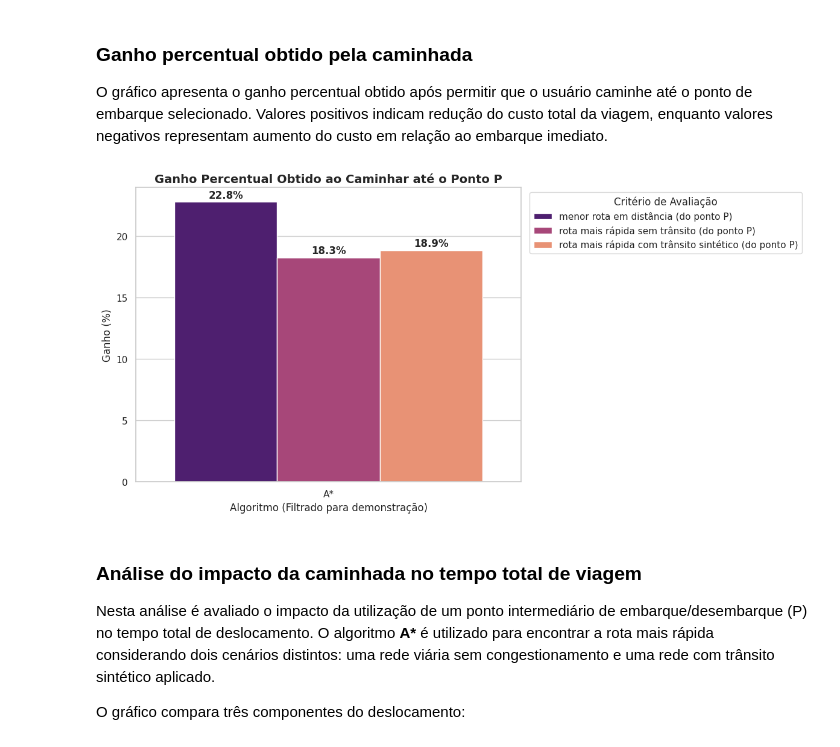
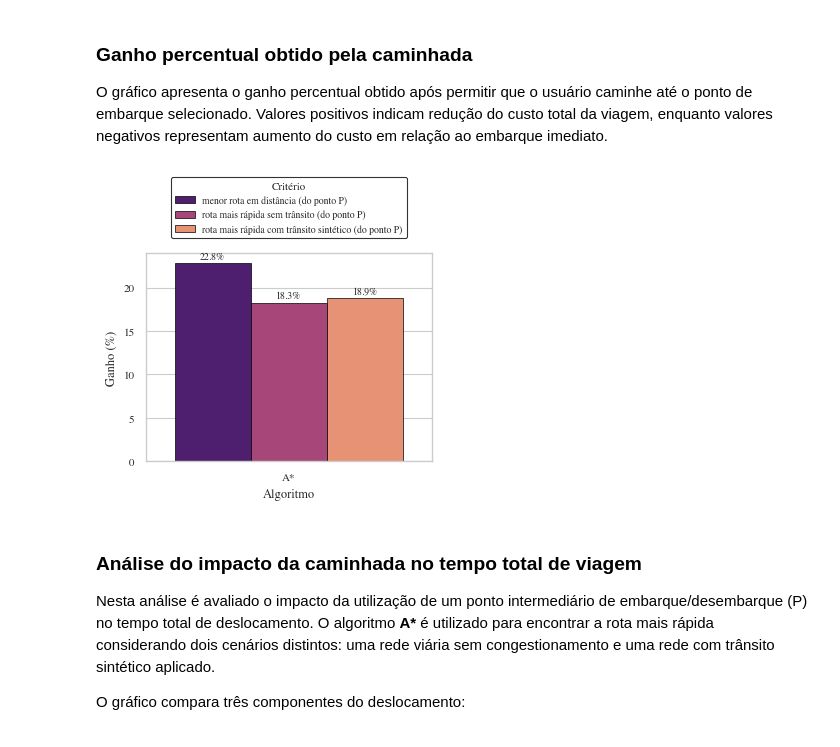
Before and after one commit to edivelton/datastructure, a Jupyter notebook: projects/ridesmart-aed2/RideSmart_AED2.ipynb, the cells around one changed output. Cells and saved outputs as stored; diff of their text form; code cells hidden in the pictures.

```diff
--- a/projects/ridesmart-aed2/RideSmart_AED2.ipynb
+++ b/projects/ridesmart-aed2/RideSmart_AED2.ipynb
@@ -1938,55 +1979,70 @@ import matplotlib.pyplot as plt
 import seaborn as sns
 
 # 1. Filtramos o DataFrame para manter apenas UM algoritmo (ex: A*)
-# Assumindo que o seu dataframe se chama df_resultados_consolidados
 df_filtrado = df_resultados_consolidados[df_resultados_consolidados['algoritmo'] == 'A*'].copy()
 
-# Configurando um estilo limpo e profissional
-sns.set_theme(style="whitegrid")
+# Configurando o estilo e o contexto para artigo
+sns.set_theme(style="whitegrid", context="paper")
 
-# Ajuste da largura da figura (12x6 costuma ser suficiente para uma única categoria no eixo X)
-plt.figure(figsize=(12, 6))
+# Configurações de fonte padrão IEEE (Times New Roman, tamanho 8-10)
+plt.rcParams.update({
+    "font.family": "serif",
+    "font.serif": ["Times", "Times New Roman", "DejaVu Serif"],
+    "font.size": 8,
+    "axes.labelsize": 9,
+    "xtick.labelsize": 8,
+    "ytick.labelsize": 8,
+    "legend.fontsize": 7,
+    "legend.title_fontsize": 8
+})
 
-# Gerando o gráfico com o layout que prefere
+# Largura exata de uma coluna IEEE (3.5 polegadas)
+plt.figure(figsize=(3.5, 3.5))
+
 ax = sns.barplot(
     data=df_filtrado,
     x='algoritmo',
     y='ganho_percentual',
     hue='criterio',
-    palette='magma' # Mantive a paleta que sugeriu no seu código
+    palette='magma',
+    edgecolor='black', # Borda para contraste em P&B
+    linewidth=0.5
 )
 
-plt.title(
-    'Ganho Percentual Obtido ao Caminhar até o Ponto P',
-    fontsize=14,
-    fontweight='bold'
-)
-plt.ylabel('Ganho (%)', fontsize=12)
-plt.xlabel('Algoritmo (Filtrado para demonstração)', fontsize=12)
+# Removido o plt.title() para que o título seja colocado no \caption do artigo
+plt.ylabel('Ganho (%)')
+plt.xlabel('Algoritmo')
 
 # Adicionando os valores exatos em cima de cada barra
 for p in ax.patches:
     altura = p.get_height()
-    # Para evitar que barras com 0% ou vazias gerem anotações sobrepostas
     if altura > 0:
         ax.annotate(f"{altura:.1f}%",
                     (p.get_x() + p.get_width() / 2., altura),
                     ha='center', va='center',
-                    xytext=(0, 8),
+                    xytext=(0, 5), # Reduzido levemente a distância do texto para a barra
                     textcoords='offset points',
+                    fontsize=7,    # FONTE REDUZIDA: Essencial para evitar sobreposição na coluna estreita
                     fontweight='bold')
 
-# Legenda fora do gráfico
+# Legenda realocada para o topo, liberando espaço horizontal
 plt.legend(
-    title='Critério de Avaliação',
-    bbox_to_anchor=(1.01, 1),
-    loc='upper left'
+    title='Critério',
+    bbox_to_anchor=(0.5, 1.05),
+    loc='lower center',
+    ncol=1,
+    frameon=True,
+    edgecolor='black'
 )
 
 plt.tight_layout()
+
+# Recomendação de exportação para usar no artigo:
+# plt.savefig('ganho_percentual_astar.pdf', format='pdf', dpi=300, bbox_inches='tight')
+
 plt.show()
 # %% [output]
-[figure, old version]
+[figure, new version]
 # %% [markdown]
 ### Análise do impacto da caminhada no tempo total de viagem
 
```
Also changed, not shown: parts of 5 cells of this notebook, 27 other files.
